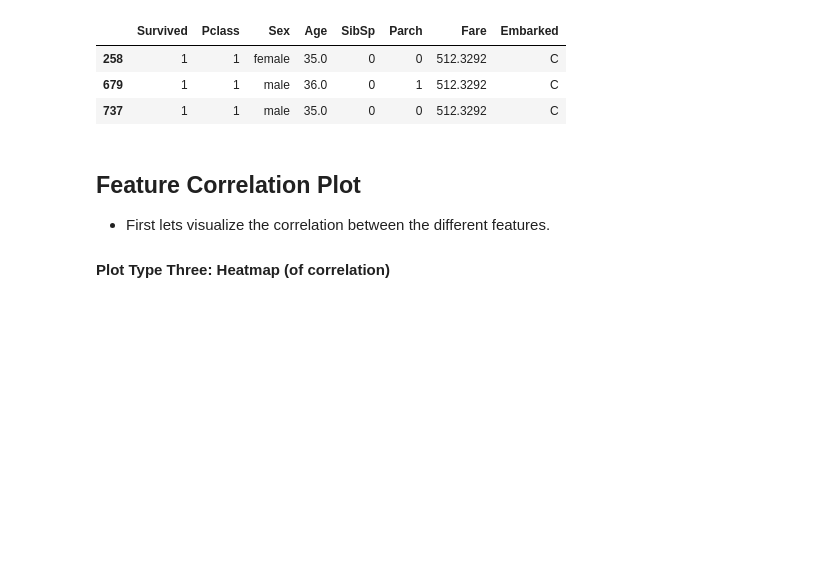
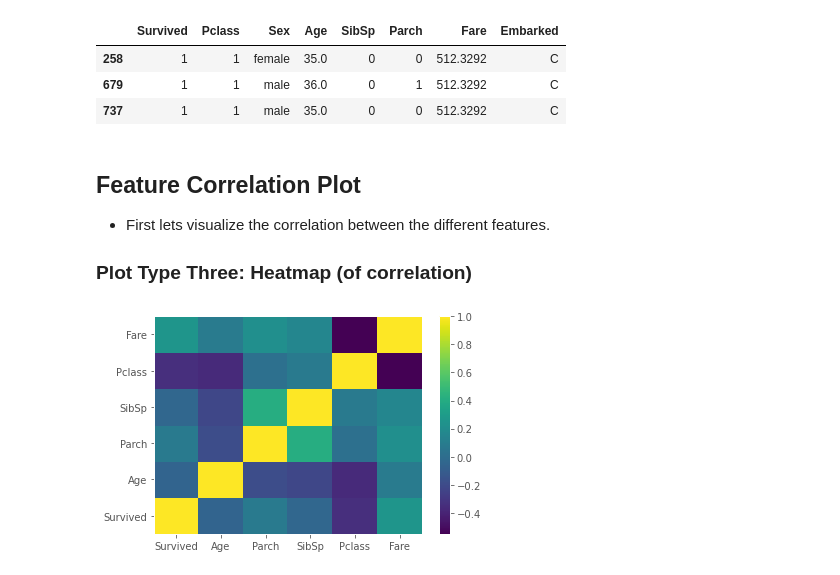
Before and after one commit to luisegarduno/MachineLearning_SummerPlan, a Jupyter notebook: Visualization.ipynb, the cells around one changed output. Cells and saved outputs as stored; diff of their text form; code cells hidden in the pictures; blank space fills up the shorter version.

Commit message:
- More Visualization examples

```diff
--- a/Visualization.ipynb
+++ b/Visualization.ipynb
@@ -326,4 +326,15 @@ df[df['Fare']==df['Fare'].max()]
 ## Feature Correlation Plot
  - First lets visualize the correlation between the different features.
 
-  #### Plot Type Three: Heatmap (of correlation)
+  ### Plot Type Three: Heatmap (of correlation)
+# %%
+use_vars = ['Survived', 'Age', 'Parch', 'SibSp', 'Pclass', 'Fare']
+plt.pcolor(df_imputed[use_vars].corr())
+
+plt.xticks(np.arange(0.5, len(use_vars), 1), use_vars)
+plt.yticks(np.arange(0.5, len(use_vars), 1), use_vars)
+plt.colorbar()
+
+plt.show()
+# %% [output]
+[figure, added]
```
Also changed, not shown: parts of 5 cells of this notebook, 1 other file.
